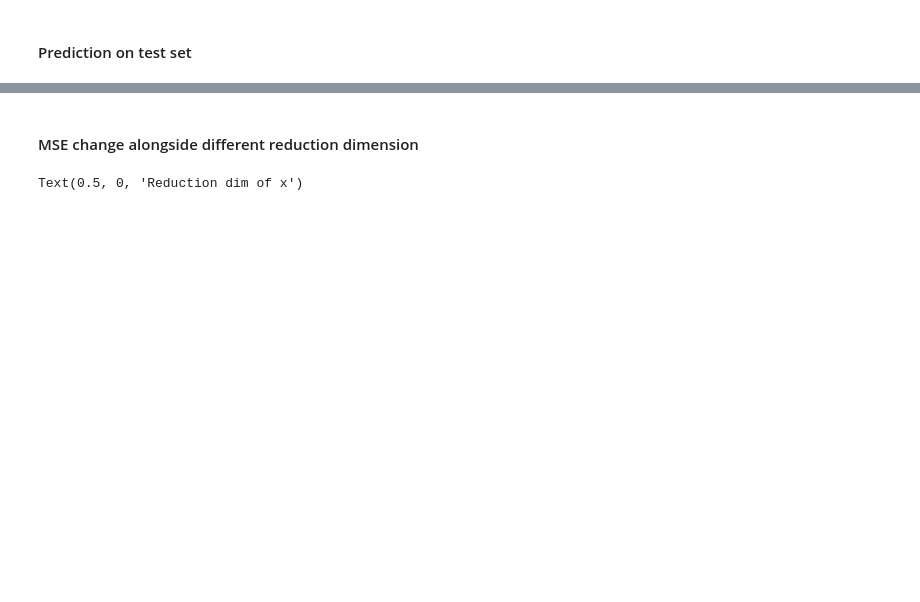
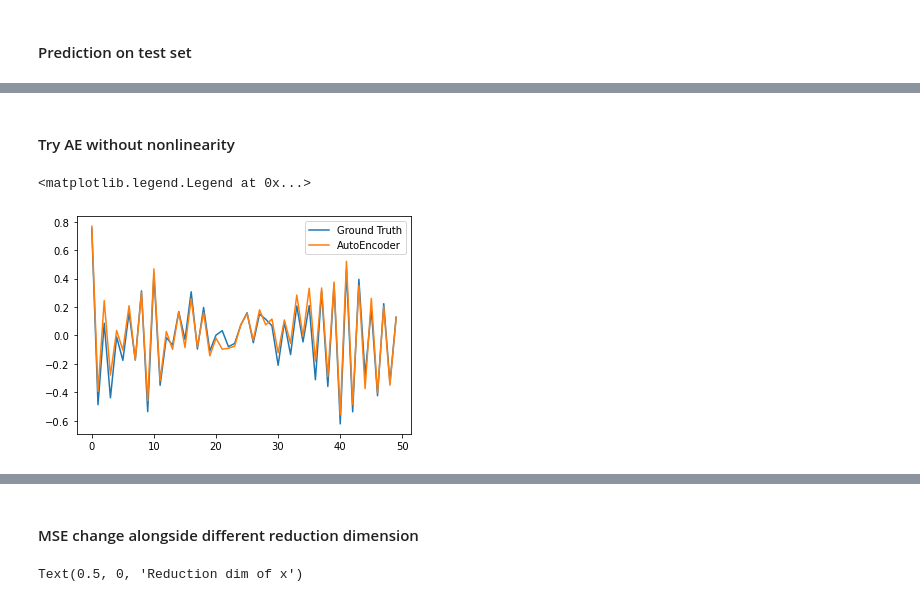
Before and after one commit to pc-Jiang/MOR_in_control_system, a Jupyter notebook: test.ipynb, the cells around one changed output, grey strips where cells are left out. Saved outputs shown, nothing was run; the diff lists cells and outputs as text; code cells hidden in the pictures; blank space fills up the shorter version.

```diff
--- a/test.ipynb
+++ b/test.ipynb
@@ -125,0 +127,12 @@ Text(0.5, 1.0, 'POD')
+# %% [markdown]
+#### Try AE without nonlinearity
+# %%
+ae_sys = AE_Reduced_System(original_sys, dim_x_reduct, nonlinear=False)
+reconst_x_AE, reconst_y_AE = ae_sys.fit(x)
+
+plt.plot(y.reshape(-1)[:50], label="Ground Truth")
+plt.plot(reconst_y_AE.reshape(-1)[:50], label="AutoEncoder")
+plt.legend()
+# %% [output]
+<matplotlib.legend.Legend at 0x...>
+[figure, added]
```
Also changed, not shown: parts of 17 cells of this notebook, 1 other file.
